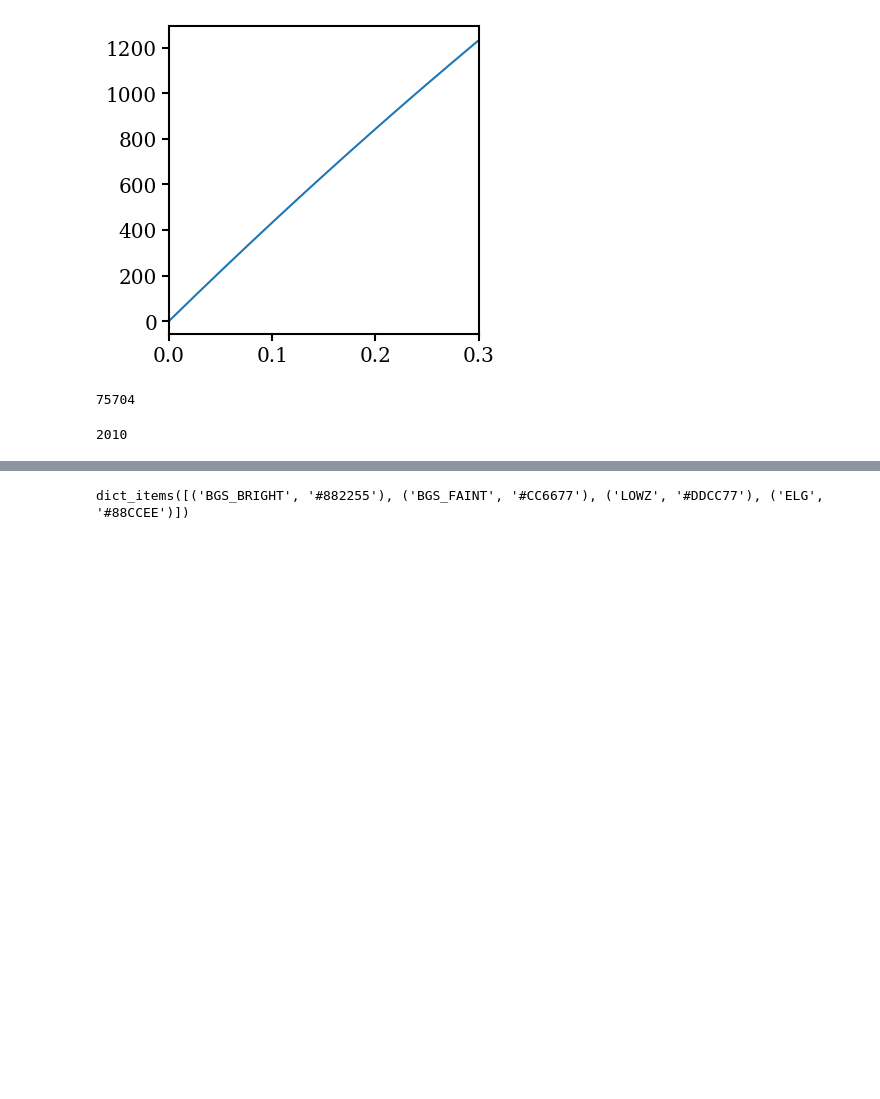
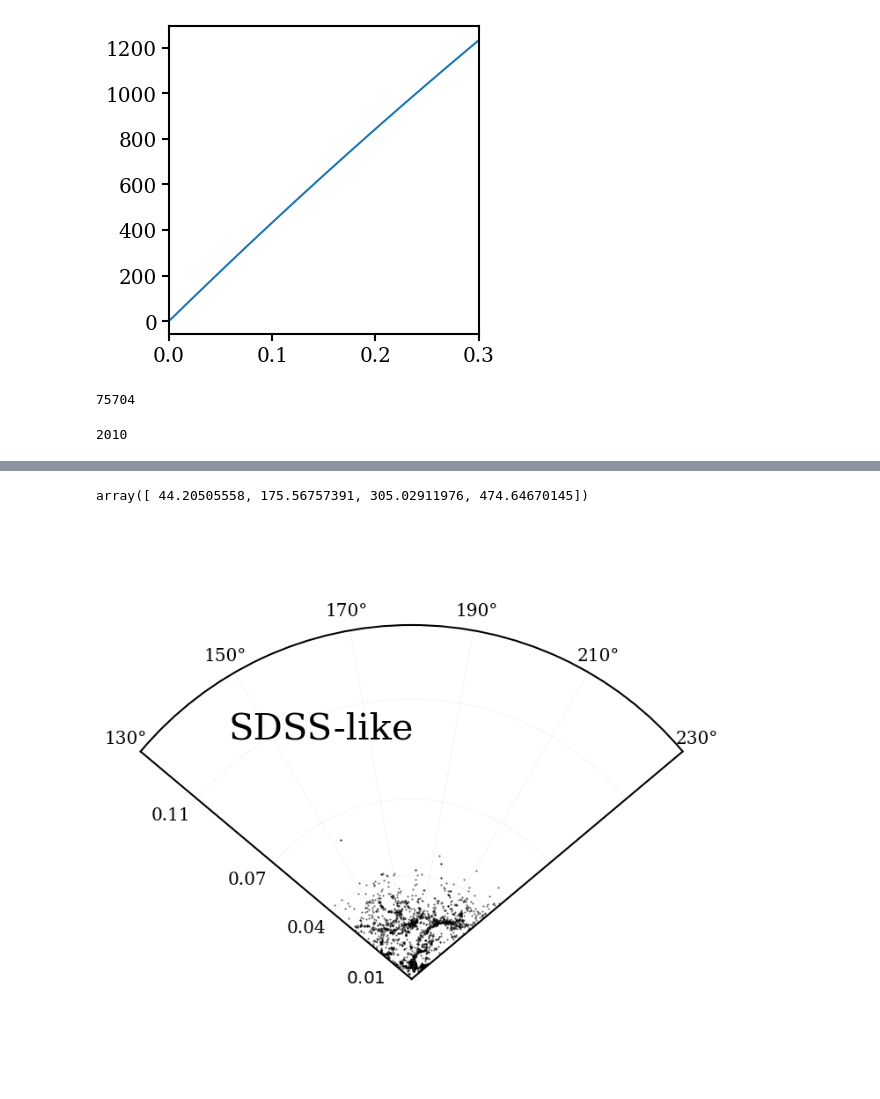
Before and after one commit to virajvman/desi_dwarfs, a Jupyter notebook: notebooks/catalog_paper/survey_plot.ipynb, the cells around one changed output, grey strips where cells are left out. Drawn from its saved outputs; the diff is of its cells as text; code cells hidden in the pictures; blank space fills up the shorter version.

```diff
--- a/notebooks/catalog_paper/survey_plot.ipynb
+++ b/notebooks/catalog_paper/survey_plot.ipynb
@@ -304,2 +186,6 @@ plt.close()
+# %%
+Planck18.comoving_distance([0.01,0.04,0.07,0.11]).value
+# %% [output]
+array([ 44.20505558, 175.56757391, 305.02911976, 474.64670145])
 # %%
 import cmasher as cmr
@@ -347,8 +191,0 @@ import cmasher as cmr
-# %%
-# Suppose your Astropy table is called `tab`
-samples = tot_cat_slice["SAMPLE"].astype(str)  # Convert from bytes to string if necessary
-
-sample_color_map = {"BGS_BRIGHT" : "#882255", "BGS_FAINT": "#CC6677", "LOWZ":"#DDCC77", "ELG": "#88CCEE" }
-sample_color_map.items()
-# %% [output]
-dict_items([('BGS_BRIGHT', '#882255'), ('BGS_FAINT', '#CC6677'), ('LOWZ', '#DDCC77'), ('ELG', '#88CCEE')])
@@ -423,36 +192,43 @@ plt.close()
 # %%
 
 fig, ax = plt.subplots(1,1,figsize = (8,8),subplot_kw={'projection': 'polar'})
 
 plt.subplots_adjust(wspace = 0.1, hspace = 0.01)
 ra_radians = np.deg2rad(tot_cat_slice_sdss["RA"])
-ax.scatter(ra_radians, tot_cat_slice_sdss["comov_dist"], color = "k", alpha=0.7,s=0.5,rasterized=True)
+ax.scatter(ra_radians, tot_cat_slice_sdss["comov_dist"], color = "k", alpha=0.65,s=0.25,rasterized=True)
 # Add labels and a colorbar
 ax.set_theta_zero_location("S")  # Optional: sets 0° at the bottom (South)
 ax.set_theta_direction(-1)       # Optional: clockwise direction for RA
 # Set title and labels
 # ax.set_title('Galaxy Distribution by Redshift and RA')
 ax.set_thetamin(ra_min)   # Min angle in degrees (start of the slice)
 ax.set_thetamax(ra_max)
 ax.set_rlim(0,600)
 
+
+ax.set_rticks([ 44.20505558, 175.56757391, 305.02911976, 474.64670145])
+
+ax.set_yticklabels([r"$0.01$","0.04","0.07","0.11"])
+
 ax.text(np.deg2rad(160),        # angle in radians
-        ax.get_rmax() * 0.8,   # just outside the outermost circle
+        ax.get_rmax() * 0.75,   # just outside the outermost circle
         "SDSS-like",
         color = "k",
         rotation=0,
         ha='center',
         va='center',
-        fontsize=25)
+        fontsize=30)
 
 # ax.set_theta_zero_location("N")  # Zero degrees at the top (North)
 # ax.set_theta_direction(-1)       # Clockwise
 
 ax.grid(ls = ":", color = "lightgrey",alpha = 0.5)
 ra_ticks = np.deg2rad(ra_ticks_vals)
 ax.set_xticks(ra_ticks)
-plt.savefig("/global/homes/v/virajvm/DESI2_LOWZ/quenched_fracs_nbs/paper_plots/sdss_like_slice_plot.png",bbox_inches="tight",dpi=150)
+plt.savefig("/global/homes/v/virajvm/DESI2_LOWZ/quenched_fracs_nbs/paper_plots/sdss_like_slice_plot.png",bbox_inches="tight",dpi=300)
 plt.show()
+# %% [output]
+[figure, added]
 # %%
 
 fig, ax = plt.subplots(1,1,figsize = (8,8),subplot_kw={'projection': 'polar'})
```
Also changed, not shown: parts of 17 cells of this notebook, 12 other files.
